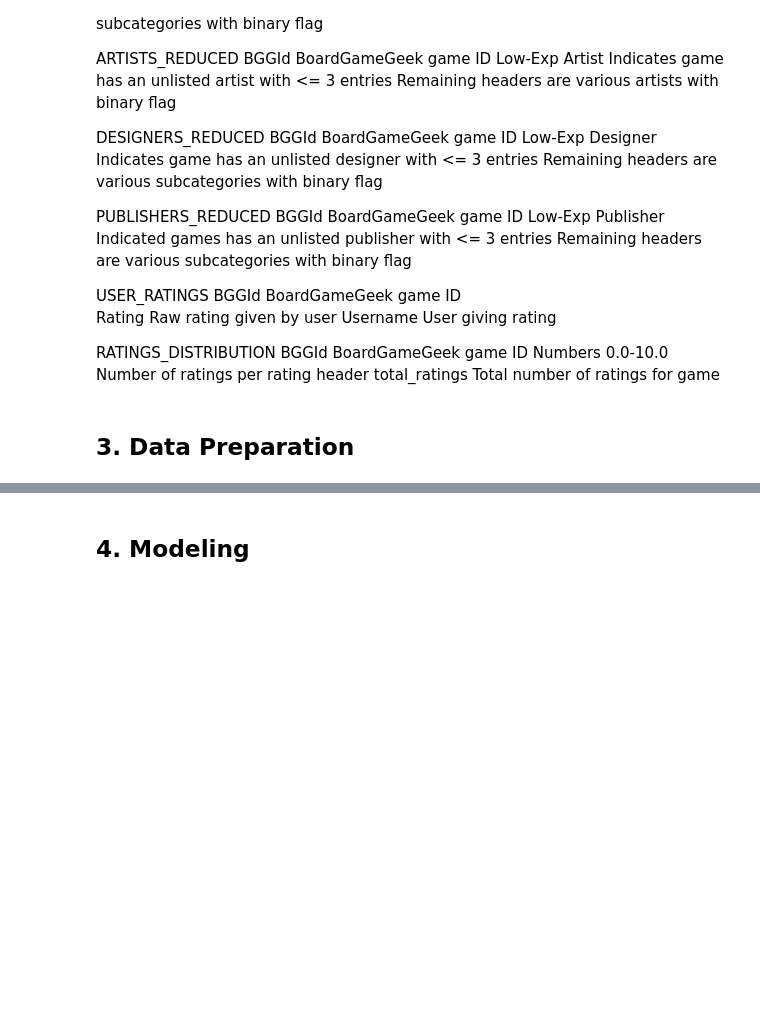
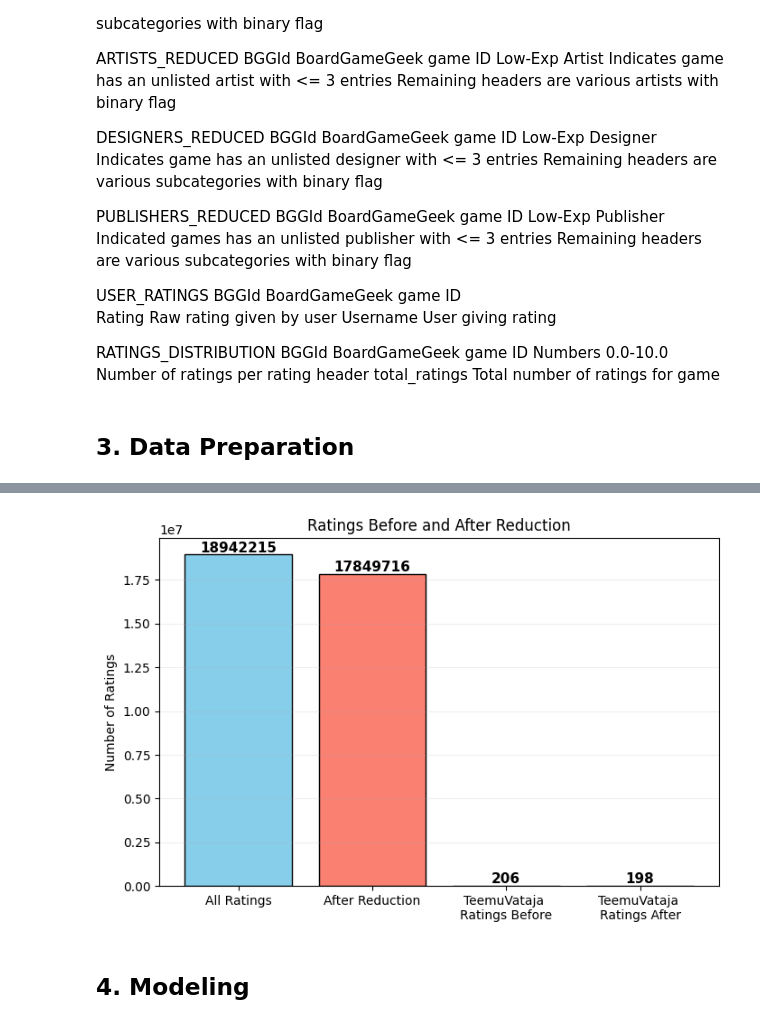
Before and after one commit to VilleSchulz/Machine-learning, a Jupyter notebook: Projekti/boardgamerecommender.ipynb, the cells around one changed output, grey strips where cells are left out. Saved outputs shown, nothing was run; the diff lists cells and outputs as text; code cells hidden in the pictures; blank space fills up the shorter version.

```diff
--- a/Projekti/boardgamerecommender.ipynb
+++ b/Projekti/boardgamerecommender.ipynb
@@ -285,11 +365,36 @@ print(f"Length of games set after reduction: {len(df_games_reduced)}")
 # %%
-print(f"Length of ratings set before reduction: {len(df_user_ratings)}")
+#print(f"Length of ratings set before reduction: {len(df_user_ratings)}")
 
 df_ratings_reduced = df_user_ratings[df_user_ratings["BGGId"].isin(df_games_reduced["BGGId"])]
 df_ratings_reduced = df_ratings_reduced[df_ratings_reduced["Username"].isin(df_users_reduced["Username"])]
 
-print(f"Length of ratings set after reduction: {len(df_ratings_reduced)}")
-print(f"Valid ratings after pruning for target user: {len(df_ratings_reduced[df_ratings_reduced['Username'] == target_user])}")
+#print(f"Length of ratings set after reduction: {len(df_ratings_reduced)}")
+#print(f"Valid ratings after pruning for target user: {len(df_ratings_reduced[df_ratings_reduced['Username'] == target_user])}")
+
+before = len(df_user_ratings)
+after = len(df_ratings_reduced)
+target_user_count_before = len(df_user_ratings[df_user_ratings['Username'] == target_user])
+target_user_count_after = len(df_ratings_reduced[df_ratings_reduced['Username'] == target_user])
+
+# Data and labels
+counts = [before, after, target_user_count_before, target_user_count_after]
+labels = ['All Ratings', 'After Reduction', f'{target_user} \nRatings Before',  f'{target_user} \nRatings After']
+
+# Draw diagram
+plt.figure(figsize=(8,5))
+bars = plt.bar(labels, counts, color=['skyblue', 'salmon', 'lightgreen', 'orange'], edgecolor='black')
+
+# Add numbers on top of bars
+for bar in bars:
+    height = bar.get_height()
+    plt.text(bar.get_x() + bar.get_width()/2, height + 5, str(height), ha='center', va='bottom', fontsize=11, fontweight='bold')
+
+plt.ylabel('Number of Ratings')
+plt.title('Ratings Before and After Reduction')
+plt.grid(axis='y', alpha=0.2)
+plt.show()
+# %% [output]
+[figure, added]
 # %% [markdown]
 ## 4. Modeling
 # %% [markdown]
```
Also changed, not shown: parts of 8 cells of this notebook.
